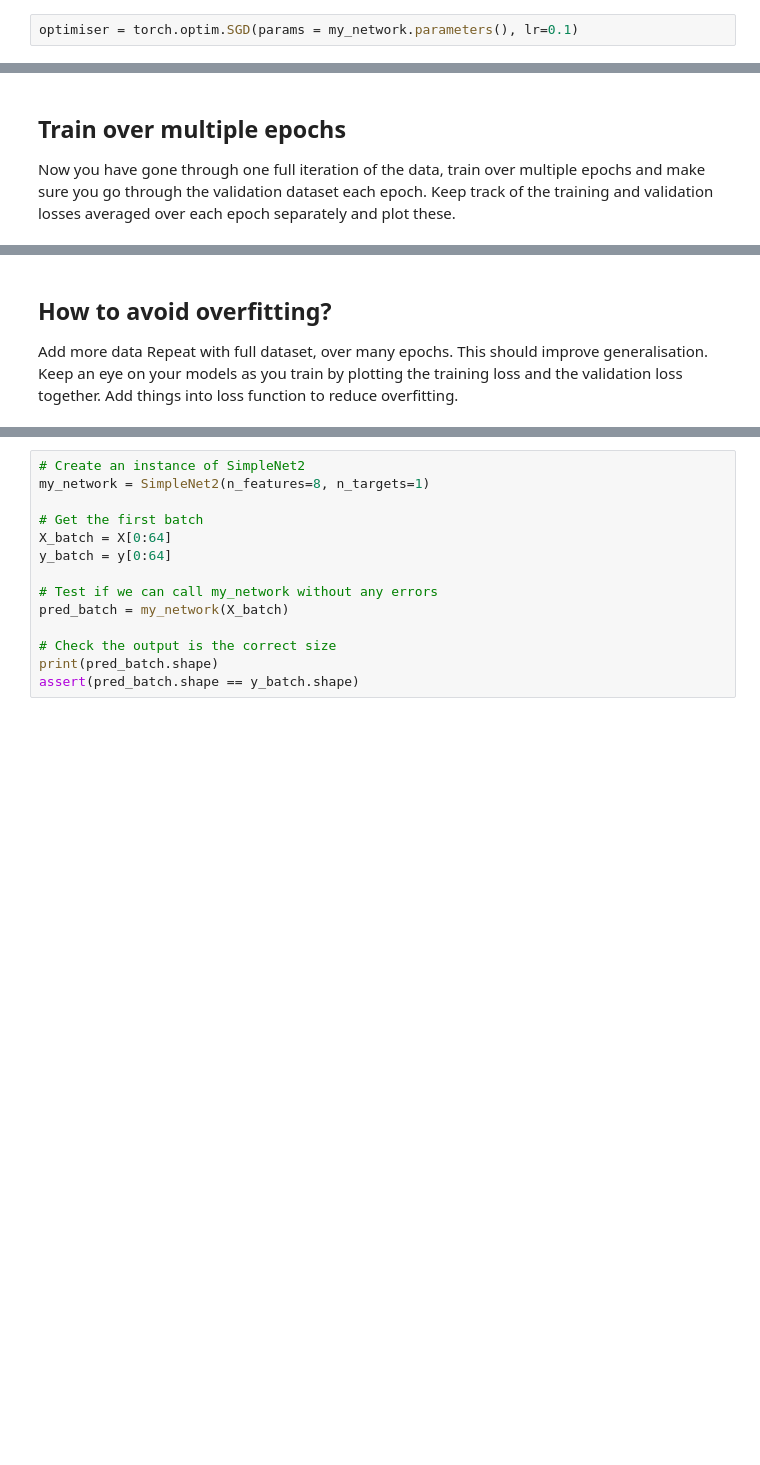
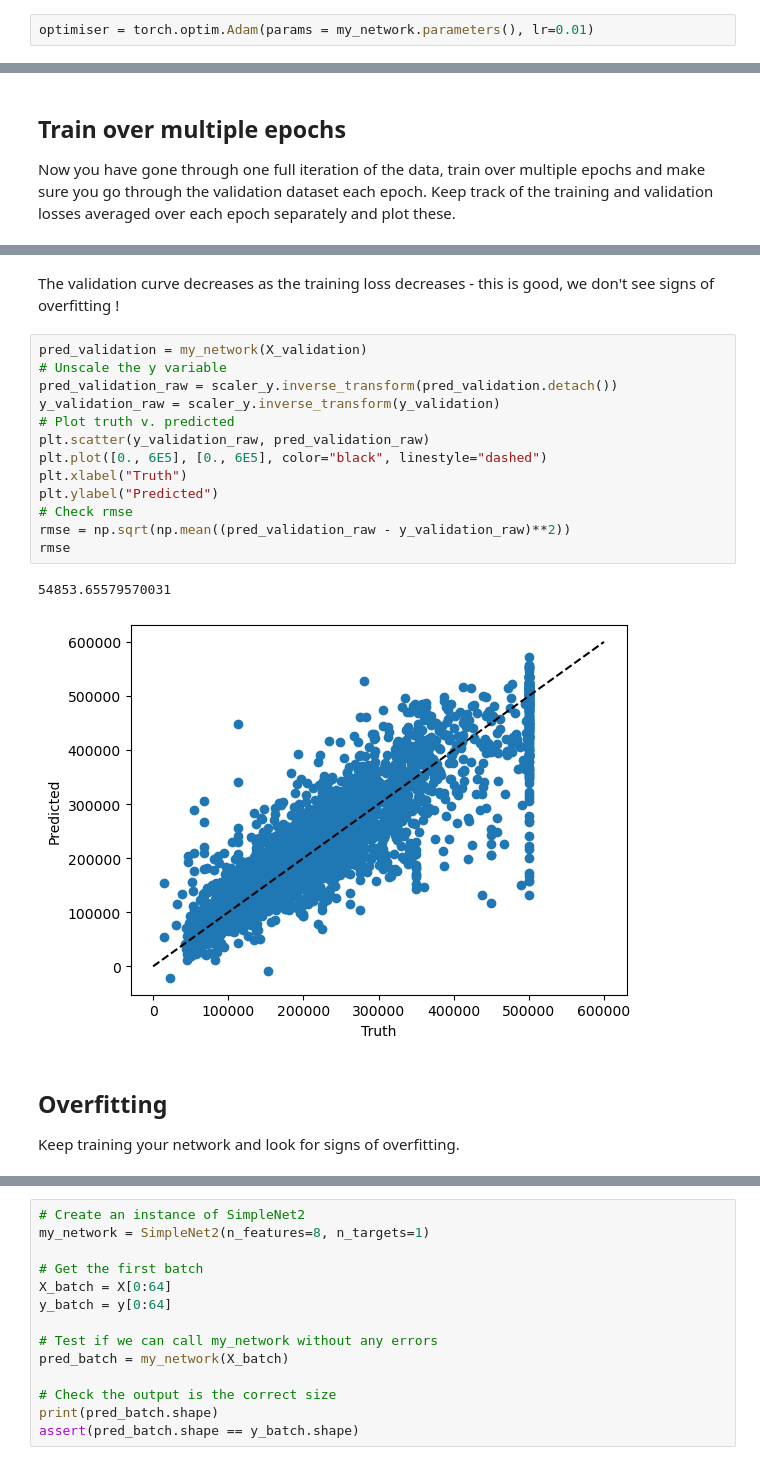
Before and after one commit to lm2612/Tutorials, a Jupyter notebook: 3_deeplearning/3-DeepLearning_HousePrice_Answers.ipynb, the cells around one changed output, grey strips where cells are left out. Drawn from its saved outputs; the diff is of its cells as text; blank space fills up the shorter version.

```diff
--- a/3_deeplearning/3-DeepLearning_HousePrice_Answers.ipynb
+++ b/3_deeplearning/3-DeepLearning_HousePrice_Answers.ipynb
@@ -144,5 +148,5 @@ Set up the optimiser and pass our network parameters to it.
 # %%
-optimiser = torch.optim.SGD(params = my_network.parameters(), lr=0.1)
+optimiser = torch.optim.Adam(params = my_network.parameters(), lr=0.01)
 # %% [markdown]
 ## Training loop
 We are ready to start our training loop. We could manually iterate through the data using indices, e.g., `X[0:64, :], y[0:64, :], ...`. But pytorch simplifies this for us with some useful functions, including mini-batching and shuffling - this will become essential when we move to large datasets. This is done in two steps, both of which are highly customisable.
@@ -296,6 +318,21 @@ ax.set_yscale('log')
-# %% [markdown]
-## How to avoid overfitting?
-Add more data
-Repeat with full dataset, over many epochs. This should improve generalisation.
-Keep an eye on your models as you train by plotting the training loss and the validation loss together.
-Add things into loss function to reduce overfitting.
+# %% [markdown]
+The validation curve decreases as the training loss decreases - this is good, we don't see signs of overfitting !
+# %%
+pred_validation = my_network(X_validation)
+# Unscale the y variable
+pred_validation_raw = scaler_y.inverse_transform(pred_validation.detach())
+y_validation_raw = scaler_y.inverse_transform(y_validation)
+# Plot truth v. predicted
+plt.scatter(y_validation_raw, pred_validation_raw)
+plt.plot([0., 6E5], [0., 6E5], color="black", linestyle="dashed")
+plt.xlabel("Truth")
+plt.ylabel("Predicted")
+# Check rmse
+rmse = np.sqrt(np.mean((pred_validation_raw - y_validation_raw)**2))
+rmse
+# %% [output]
+54853.65579570031
+[figure, added]
+# %% [markdown]
+## Overfitting
+Keep training your network and look for signs of overfitting.
```
Also changed, not shown: parts of 40 cells of this notebook.
